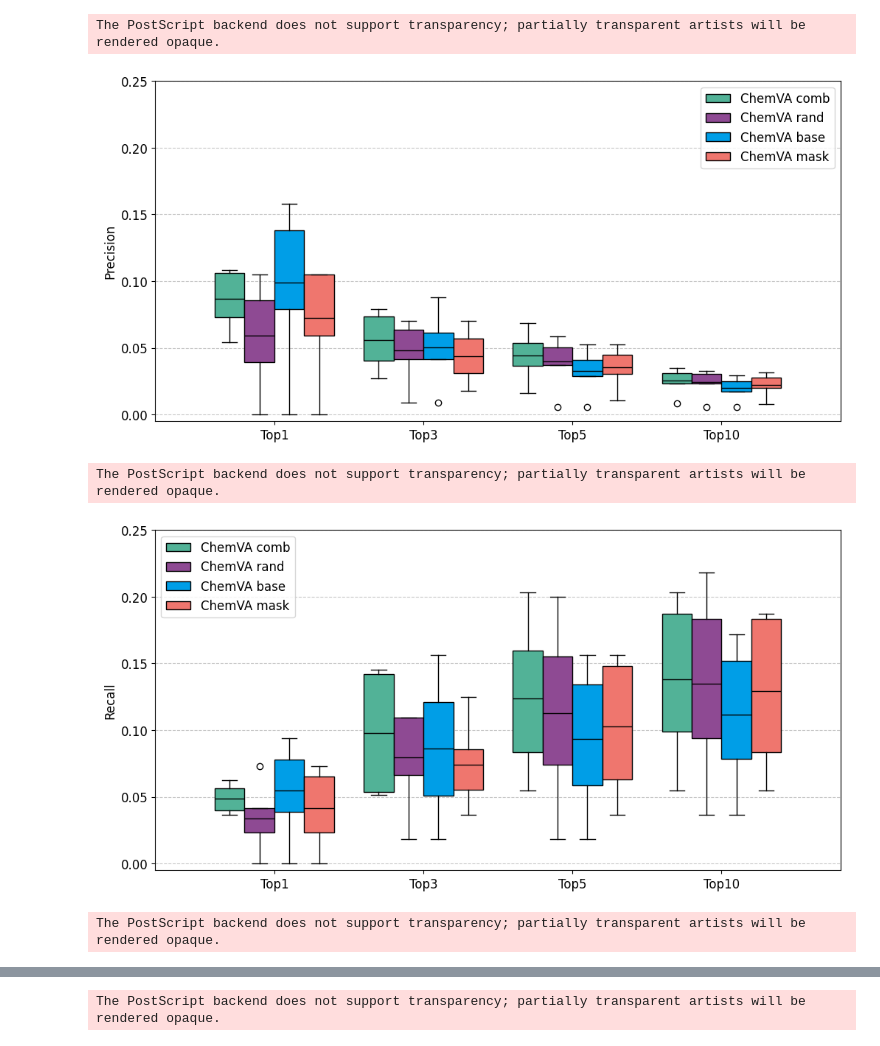
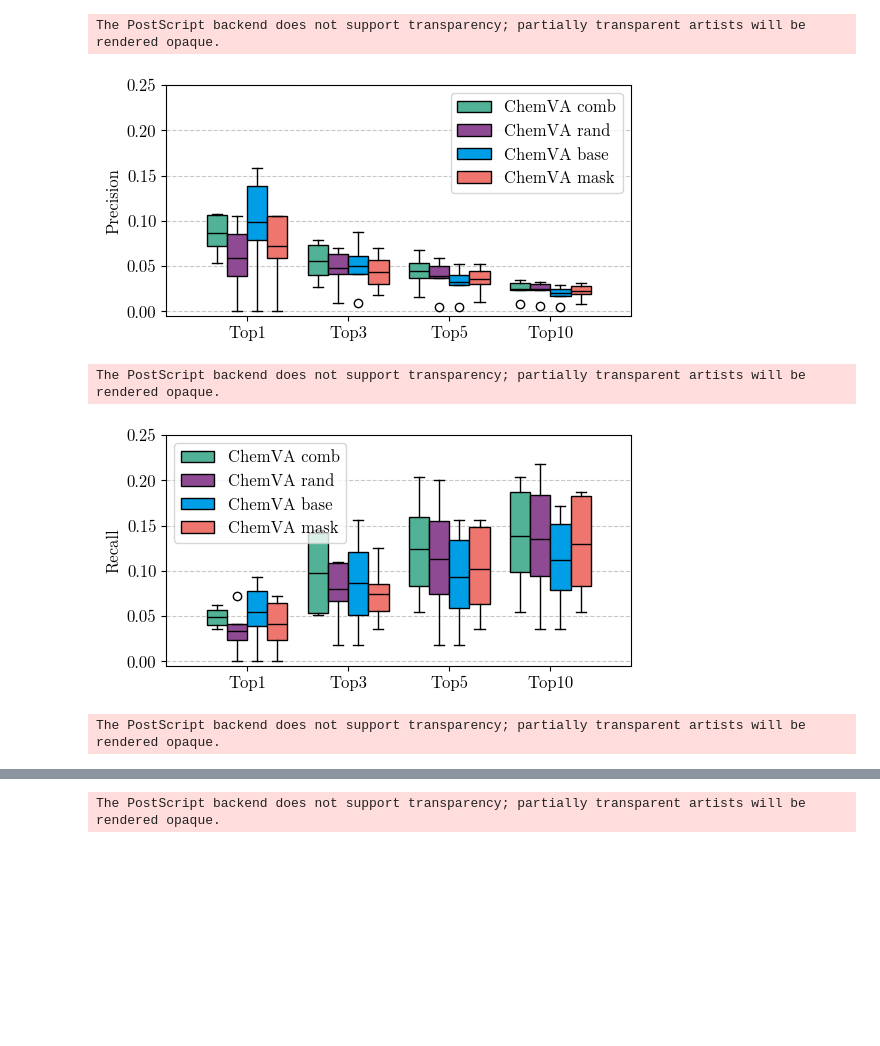
Before and after one commit to tsofiac/LAGOM, a Jupyter notebook: data_analysis/boxplot.ipynb, the cells around one changed output, grey strips where cells are left out. Cells and saved outputs as stored; diff of their text form; code cells hidden in the pictures; blank space fills up the shorter version.

```diff
--- a/data_analysis/boxplot.ipynb
+++ b/data_analysis/boxplot.ipynb
@@ -12,10 +12,10 @@ from prediction_reader import score_result
 # %%
 def multi_boxplot(data, xlabel, ylabel, xticks, labels, location, save_figure=None, ylim=None):
 
+    plt.rcParams.update({"font.size": 12, "font.family": "serif", "font.serif": ["NewComputerModern10"]})
+    # plt.rcParams.update({'font.size': 12, 'font.family': 'sans-serif'})
 
-    plt.rcParams.update({'font.size': 12, 'font.family': 'sans-serif'})
-
-    plt.figure(figsize=(12, 6))
+    plt.figure(figsize=(6, 3))
 
     # colour_scheme = ['lightblue', 'orange', 'mediumseagreen', 'orchid']
     colour_scheme = ['#52B297', '#8E4A93', '#009EE7', '#EF766E']
@@ -46,6 +46,7 @@ def multi_boxplot(data, xlabel, ylabel, xticks, labels, location, save_figure=No
 
     if location is not None:
         plt.legend(loc=location)
+        # plt.legend(loc='upper center', bbox_to_anchor=(0.5, -0.15), ncol=len(data), frameon=False)
 
     if save_figure is not None:
         os.makedirs('figures', exist_ok=True)
@@ -123,10 +124,10 @@ The PostScript backend does not support transparency; partially transparent arti
 # %%
 bs = 4
 
-recall_comb, precision_comb, score1_comb, score_all_comb = score_result('/projects/cc/se_users/larsson_kbvs588/test/MasterThesis/evaluation/final/result_chemVA_comb.csv', bs, False)
-recall_rand, precision_rand, score1_rand, score_all_rand = score_result('/projects/cc/se_users/larsson_kbvs588/test/MasterThesis/evaluation/final/result_chemVA_rand.csv', bs, False)
-recall_base, precision_base, score1_base, score_all_base = score_result('/projects/cc/se_users/larsson_kbvs588/test/MasterThesis/evaluation/final/result_chemVA_base.csv', bs, False)
-recall_mask, precision_mask, score1_mask, score_all_mask = score_result('/projects/cc/se_users/larsson_kbvs588/test/MasterThesis/evaluation/final/result_chemVA_mask.csv', bs, False)
+recall_comb, precision_comb, score1_comb, score_all_comb = score_result('../evaluation/final/result_chemVA_comb.csv', bs, False)
+recall_rand, precision_rand, score1_rand, score_all_rand = score_result('../evaluation/final/result_chemVA_rand.csv', bs, False)
+recall_base, precision_base, score1_base, score_all_base = score_result('../evaluation/final/result_chemVA_base.csv', bs, False)
+recall_mask, precision_mask, score1_mask, score_all_mask = score_result('../evaluation/final/result_chemVA_mask.csv', bs, False)
 
 data = [precision_comb, precision_rand, precision_base, precision_mask]
 
@@ -139,33 +140,33 @@ multi_boxplot(data, xlabel, ylabel, xticks, labels, 'upper right', 'precision_ch
 
 data = [recall_comb, recall_rand, recall_base, recall_mask]
 
 xlabel = None
 ylabel = 'Recall'
 xticks = ['Top1', 'Top3', 'Top5', 'Top10']
 labels = ['ChemVA comb', 'ChemVA rand', 'ChemVA base', 'ChemVA mask']
 
 multi_boxplot(data, xlabel, ylabel, xticks, labels, 'upper left', 'recall_chemVA', 0.25)
 
 data = [score1_comb[0:4], score1_rand[0:4], score1_base[0:4], score1_mask[0:4]]
 
 xlabel = None
 ylabel = 'At Least One Metabolite'
 xticks = ['Top1', 'Top3', 'Top5', 'Top10']#, 'All']
 labels = ['ChemVA comb', 'ChemVA rand', 'ChemVA base', 'ChemVA mask']
 
 multi_boxplot(data, xlabel, ylabel, xticks, labels, 'upper left', 'at_least_chemVA', 0.35)
 
 data = [score_all_comb[0:4], score_all_rand[0:4], score_all_base[0:4], score_all_mask[0:4]]
 
 xlabel = None
 ylabel = 'All Metabolites'
 xticks = ['Top1', 'Top3', 'Top5', 'Top10']#, 'All']
 labels = ['ChemVA comb', 'ChemVA rand', 'ChemVA base', 'ChemVA mask']
 
 multi_boxplot(data, xlabel, ylabel, xticks, labels, 'upper left', 'all_chemVA', 0.35)
 # %% [output]
 The PostScript backend does not support transparency; partially transparent artists will be rendered opaque.
-[figure, old version]
+[figure, new version]
 The PostScript backend does not support transparency; partially transparent artists will be rendered opaque.
-[figure, old version]
+[figure, new version]
 The PostScript backend does not support transparency; partially transparent artists will be rendered opaque.
```
Also changed, not shown: parts of 8 cells of this notebook, 19 other files.
